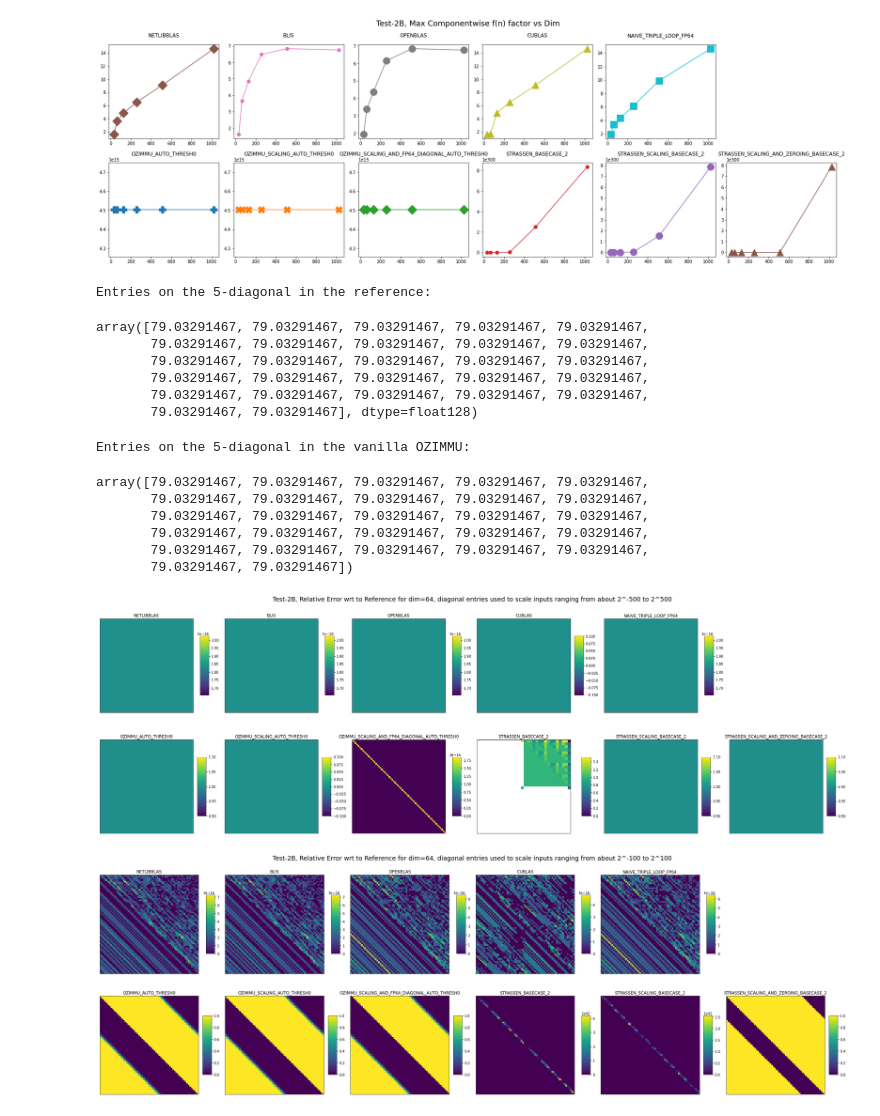
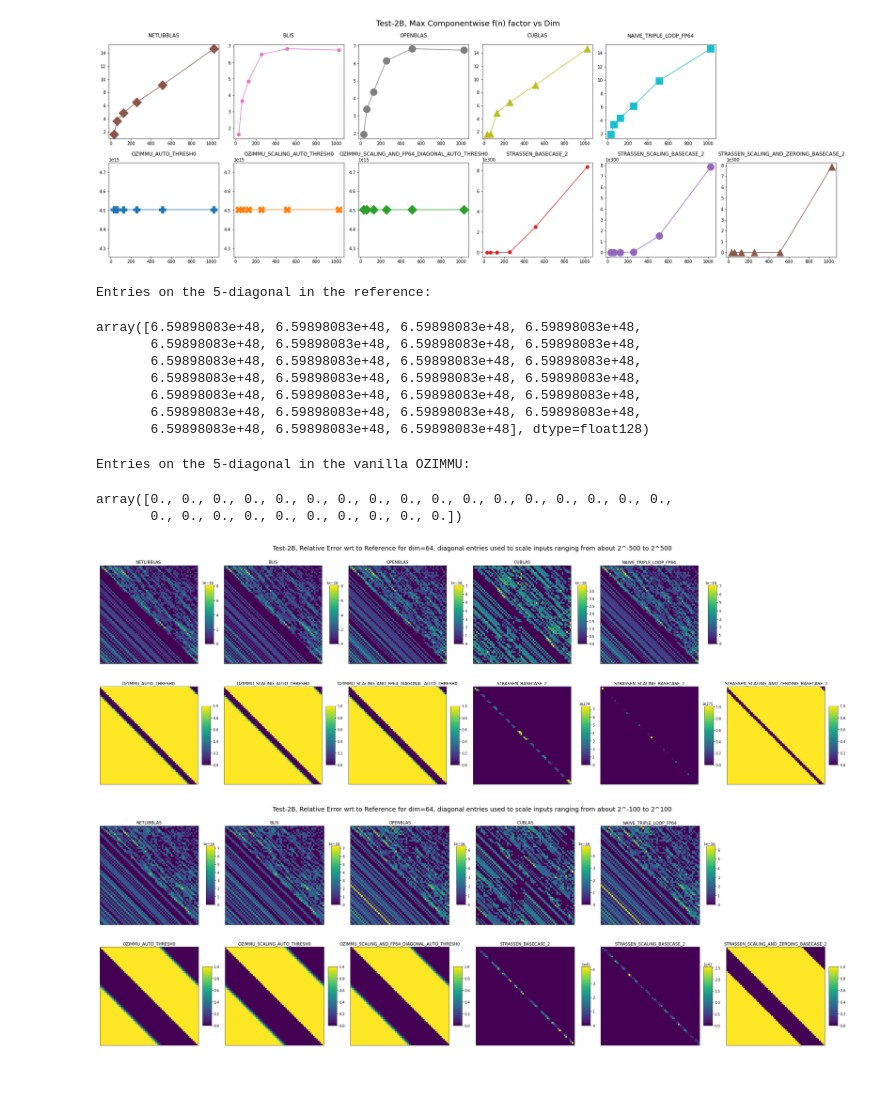
Before and after one commit to xiaoyeli/grading-the-BLAS, a Jupyter notebook: visualize.ipynb, the cells around one changed output. Drawn from its saved outputs; the diff is of its cells as text; code cells hidden in the pictures; blank space fills up the shorter version.

```diff
--- a/visualize.ipynb
+++ b/visualize.ipynb
@@ -504,49 +512,46 @@ fig.show()
 query = {
     "matrix_name" : "NAIVE_TRIPLE_LOOP_EXTENDED_PRECISION-89e4cab-GNU_13.2-O0-x86_64_zen3",
     "m" : 32,
-    "input_type" : "test2a"
+    "input_type" : "test2b"
 }
 print("Entries on the 5-diagonal in the reference:")
 np.diagonal(get_matrix(query, metadata_df, matrices_dict, exact_str_match=True), offset=5)
 # %% [output]
 Entries on the 5-diagonal in the reference:
-array([79.03291467, 79.03291467, 79.03291467, 79.03291467, 79.03291467,
-       79.03291467, 79.03291467, 79.03291467, 79.03291467, 79.03291467,
-       79.03291467, 79.03291467, 79.03291467, 79.03291467, 79.03291467,
-       79.03291467, 79.03291467, 79.03291467, 79.03291467, 79.03291467,
-       79.03291467, 79.03291467, 79.03291467, 79.03291467, 79.03291467,
-       79.03291467, 79.03291467], dtype=float128)
+array([6.59898083e+48, 6.59898083e+48, 6.59898083e+48, 6.59898083e+48,
+       6.59898083e+48, 6.59898083e+48, 6.59898083e+48, 6.59898083e+48,
+       6.59898083e+48, 6.59898083e+48, 6.59898083e+48, 6.59898083e+48,
+       6.59898083e+48, 6.59898083e+48, 6.59898083e+48, 6.59898083e+48,
+       6.59898083e+48, 6.59898083e+48, 6.59898083e+48, 6.59898083e+48,
+       6.59898083e+48, 6.59898083e+48, 6.59898083e+48, 6.59898083e+48,
+       6.59898083e+48, 6.59898083e+48, 6.59898083e+48], dtype=float128)
 # %%
 query = {
     "matrix_name" : "OZIMMU_SCALING_AUTO_THRESH0",
     "m" : 32,
-    "input_type" : "test2a"
+    "input_type" : "test2b"
 }
 print("Entries on the 5-diagonal in the vanilla OZIMMU:")
 np.diagonal(get_matrix(query, metadata_df, matrices_dict), offset=5)
 # %% [output]
 Entries on the 5-diagonal in the vanilla OZIMMU:
-array([79.03291467, 79.03291467, 79.03291467, 79.03291467, 79.03291467,
-       79.03291467, 79.03291467, 79.03291467, 79.03291467, 79.03291467,
-       79.03291467, 79.03291467, 79.03291467, 79.03291467, 79.03291467,
-       79.03291467, 79.03291467, 79.03291467, 79.03291467, 79.03291467,
-       79.03291467, 79.03291467, 79.03291467, 79.03291467, 79.03291467,
-       79.03291467, 79.03291467])
+array([0., 0., 0., 0., 0., 0., 0., 0., 0., 0., 0., 0., 0., 0., 0., 0., 0.,
+       0., 0., 0., 0., 0., 0., 0., 0., 0., 0.])
 # %%
-input_type = "test2a"
+input_type = "test2b"
 
 problem_size = 64
 
 fig, axs = plt.subplots(n_rows, n_cols, figsize=(n_cols*5, n_rows*5), constrained_layout=True)
 fig.suptitle(f"Test-2B, Relative Error wrt to Reference for dim={problem_size}, diagonal entries used to scale inputs ranging from about 2^-500 to 2^500", size=18)
 for subplot_idx, impl in enumerate(impls):
     if impl == ref_impl:
         fig.delaxes(axs[subplot_idx//n_cols, subplot_idx%n_cols])
     else:
         plot_matrix_relative_error_against_reference(input_type, impl, ref_impl, problem_size, metadata_df, matrices_dict, axs[subplot_idx//n_cols, subplot_idx%n_cols])
 fig.show()
 # %% [output]
-[figure, old version]
+[figure, new version]
 # %%
 input_type = "test2b"
 
```
Also changed, not shown: parts of 1 cell of this notebook.
